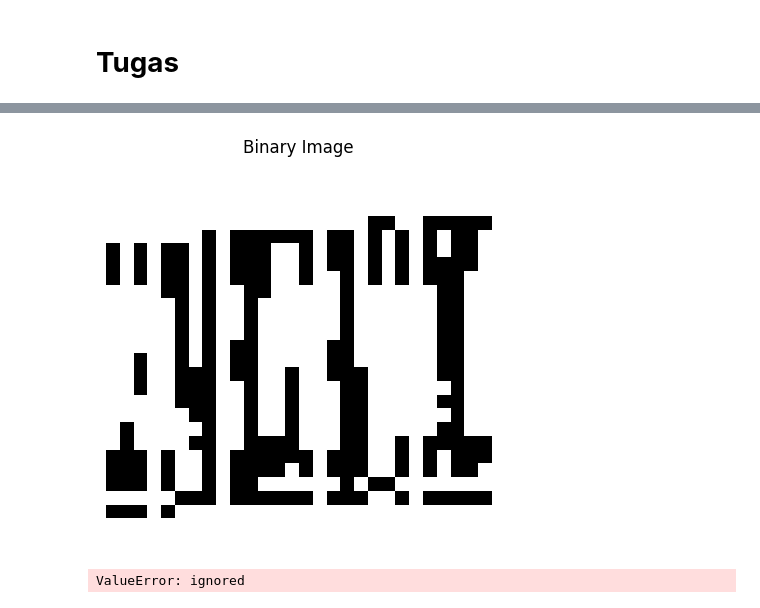
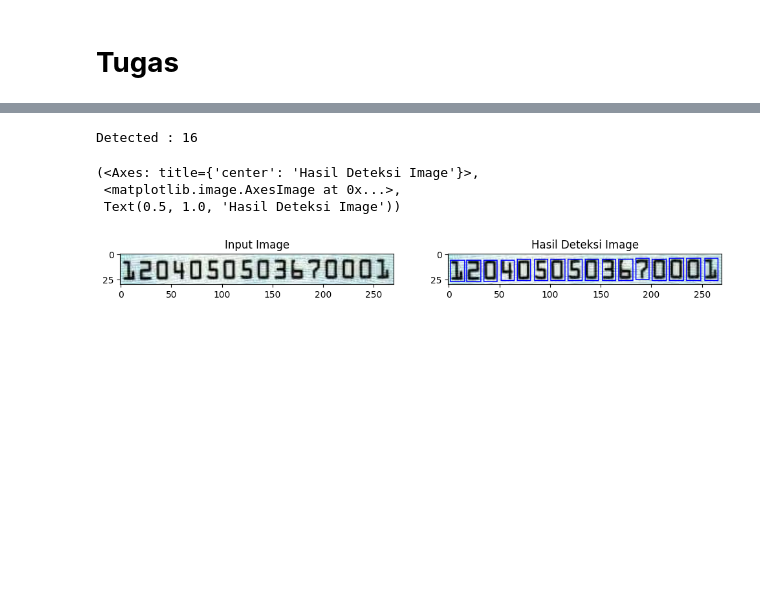
Before and after one commit to BimaBayuUWUUU/2141720019-PCVK-2023, a Jupyter notebook: Week_12_Bima_Bayu_Saputra_2141720019.ipynb, the cells around one changed output, grey strips where cells are left out. Saved outputs shown, nothing was run; the diff lists cells and outputs as text; code cells hidden in the pictures; blank space fills up the shorter version.

```diff
--- a/Week_12_Bima_Bayu_Saputra_2141720019.ipynb
+++ b/Week_12_Bima_Bayu_Saputra_2141720019.ipynb
@@ -744,32 +743,28 @@ plt.imshow(cv2.cvtColor(cropped_img, cv2.COLOR_BGR2RGB))
-# %%
-# Assuming cropped_img is your cropped KTP image
-cropped_img_resized = cv2.resize(cropped_img, (28, 28))
-
-# Convert the resized image to grayscale
-cropped_img_gray = cv2.cvtColor(cropped_img_resized, cv2.COLOR_BGR2GRAY)
-
-# Apply binary thresholding
-_, cropped_img_binary = cv2.threshold(cropped_img_gray, 128, 255, cv2.THRESH_BINARY)
-
-# Display the binary image
-plt.figure(figsize=(10, 5))
-plt.imshow(cropped_img_binary, cmap='gray')
-plt.title('Binary Image')
-plt.axis('off')
-plt.show()
-# %% [output]
-[figure, removed]
-# %%
-ktp_input = np.array([cropped_img]).reshape(-1, 28, 28, 1)
-
-# Load the MNIST-trained model
-model = tf.keras.models.load_model("anpr.model")
-
-# Make predictions on the KTP image
-ktp_predictions = model.predict(ktp_input)
-
-# Get the predicted label for the KTP image
-predicted_digit = np.argmax(ktp_predictions[0])
-print("Predicted Digit:", predicted_digit)
-# %% [output]
-ValueError: ignored
+# %%
+gray = cv2.cvtColor(cropped_img, cv2.COLOR_RGB2GRAY)
+thresh = cv2.threshold(gray, 0, 255,
+	cv2.THRESH_BINARY | cv2.THRESH_OTSU)[1]
+kernel = cv2.getStructuringElement(cv2.MORPH_ELLIPSE, (1, 5))
+thresh = cv2.morphologyEx(thresh, cv2.MORPH_OPEN, kernel)
+
+contours, hierarchy = cv2.findContours(thresh, cv2.RETR_TREE, cv2.CHAIN_APPROX_SIMPLE)
+detected = cropped_img.copy()
+nums=[]
+
+for contour in contours:
+    x, y, w, h = cv2.boundingRect(contour)
+    if w >= 10 and w <= 20 :
+      cv2.rectangle(detected, (x, y), (x + w, y + h), (255, 0, 0), 1)
+      num = cropped_img[y:y+h,x:x+w].copy()
+      nums.append(num)
+
+print(f'Detected : {len(nums)}')
+plt.figure(figsize=(12, 8))
+plt.subplot(121), plt.imshow(cv2.cvtColor(cropped_img,cv2.COLOR_BGR2RGB), cmap='gray'), plt.title('Input Image')
+plt.subplot(122), plt.imshow(cv2.cvtColor(detected,cv2.COLOR_BGR2RGB), cmap='gray'), plt.title('Hasil Deteksi Image')
+# %% [output]
+Detected : 16
+(<Axes: title={'center': 'Hasil Deteksi Image'}>,
+ <matplotlib.image.AxesImage at 0x...>,
+ Text(0.5, 1.0, 'Hasil Deteksi Image'))
+[figure, added]
```
Also changed, not shown: parts of 6 cells of this notebook.
